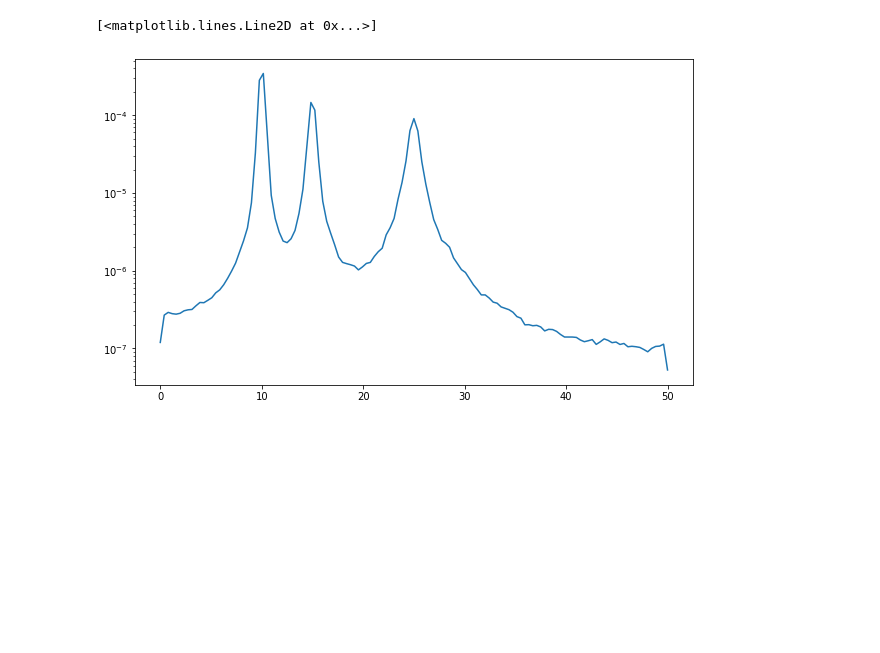
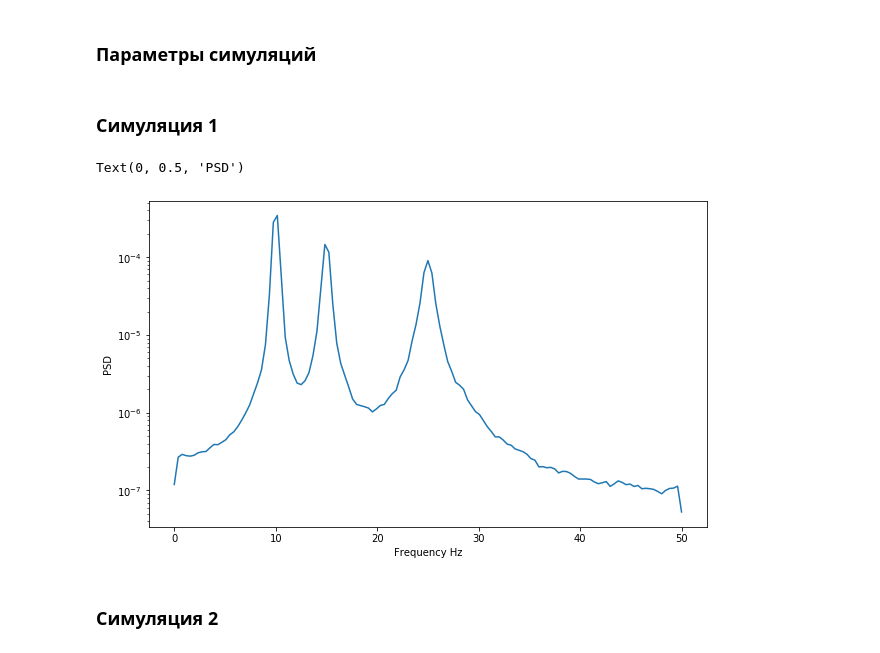
Before and after one commit to georgepsh/ComputationalNeuroscience, a Jupyter notebook: Kuromoto.ipynb, the cells around one changed output. Drawn from its saved outputs; the diff is of its cells as text; code cells hidden in the pictures; blank space fills up the shorter version.

```diff
--- a/Kuromoto.ipynb
+++ b/Kuromoto.ipynb
@@ -47,6 +51,8 @@ def simulation(func, timesteps, dt, freq_list, K, N, sigma):
         phase_list.append(phases)
 
     return signal_list, psd_list, fs_list, phase_list
+# %% [markdown]
+### Параметры симуляций
 # %%
 dt = 0.01
 t_start = 0.0
@@ -61,6 +67,8 @@ f_15 = [15] * 5
 f_25 = [25] * 5
 freq_list1 = f_10 + f_15 + f_25
 timesteps = np.arange(t_start, t_finish, dt)
+# %% [markdown]
+### Симуляция 1
 # %%
 def func1(freq):
     return lambda ts: freq
@@ -69,9 +77,11 @@ signal_list1, psd_list1, fs_list1, phase_list1 = simulation(func1, timesteps, dt
 # %%
 plt.figure(figsize=(10, 6))
 plt.semilogy(np.array(fs_list1)[-1], np.array(psd_list1).mean(axis=0))
+plt.xlabel('Frequency Hz')
+plt.ylabel('PSD')
 # %% [output]
-[<matplotlib.lines.Line2D at 0x...>]
+Text(0, 0.5, 'PSD')
-[figure, old version]
+[figure, new version]
 # %%
 def PLV(phases):
     complex_signal = np.exp(1j * np.array(phases))
@@ -83,6 +93,8 @@ def PLV(phases):
     return mat_dot / N
 
 plv_result = PLV(phase_list1)
+# %% [markdown]
+### Симуляция 2
 # %%
 def func2(freq):
     def inner(ts):
```
Also changed, not shown: parts of 4 cells of this notebook.
